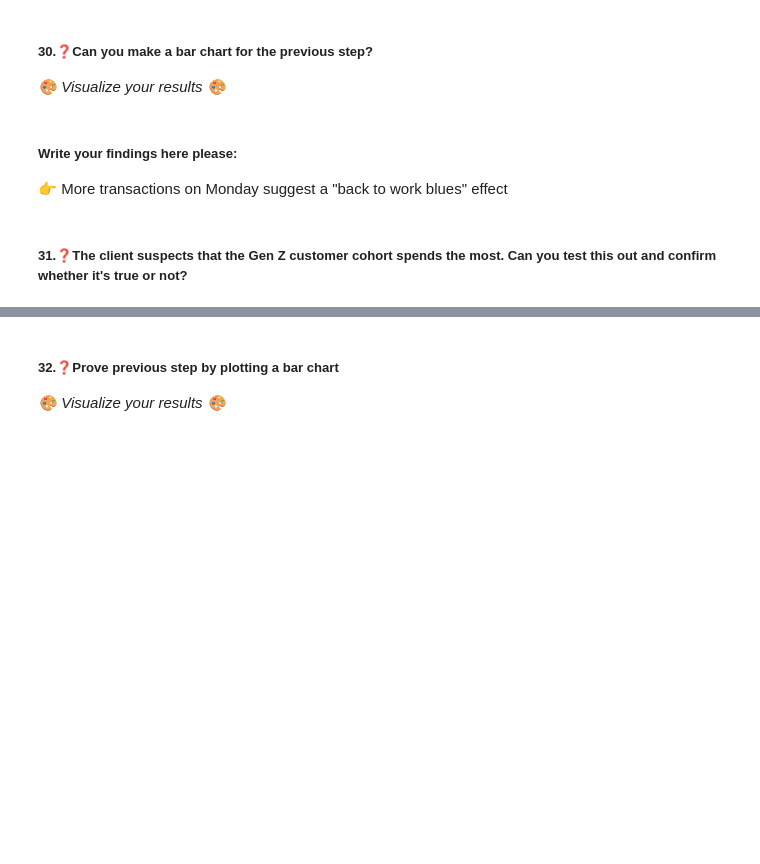
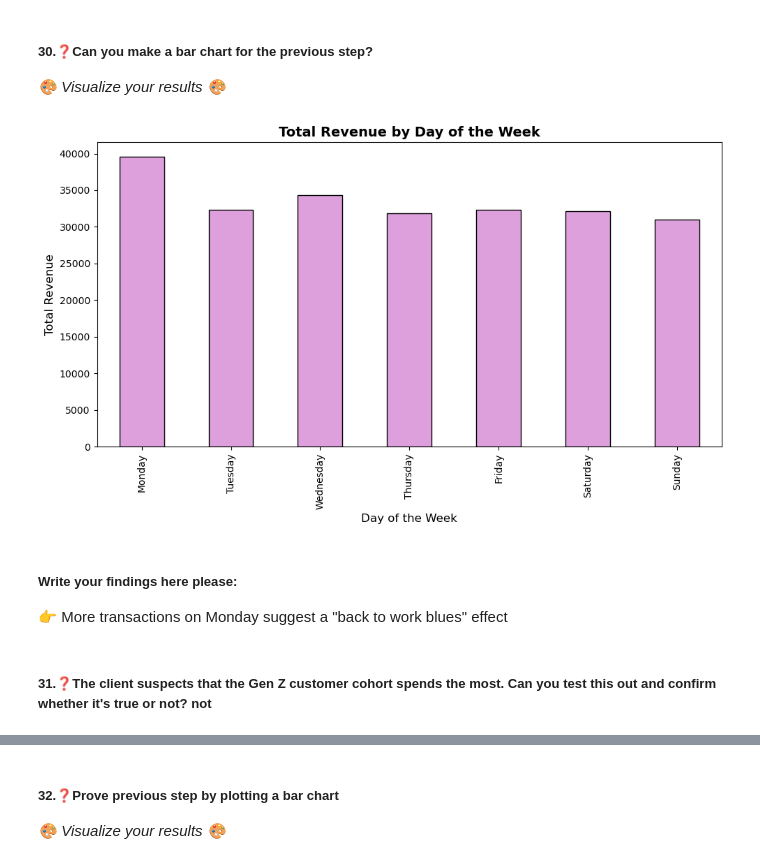
Before and after one commit to Malak-dsb/labs, a Jupyter notebook: 3.13 Data Exploration Lab/Lab_Data_Exploration_Python-HMA-v.2.1.ipynb, the cells around one changed output, grey strips where cells are left out. Drawn from its saved outputs; the diff is of its cells as text; code cells hidden in the pictures; blank space fills up the shorter version.

```diff
--- a/3.13 Data Exploration Lab/Lab_Data_Exploration_Python-HMA-v.2.1.ipynb
+++ b/3.13 Data Exploration Lab/Lab_Data_Exploration_Python-HMA-v.2.1.ipynb
@@ -232,2 +448,6 @@ _🎨 Visualize your results 🎨_
 # %% [markdown]
 ##### 28.❓Create a column that shows the transaction_day
+# %%
+coffee_df['transaction_date'] = pd.to_datetime(coffee_df['transaction_date'])
+coffee_df['transaction_day'] = coffee_df['transaction_date'].dt.day_name()
+coffee_df[['transaction_date', 'transaction_day']].head()
@@ -234,3 +461,6 @@ _🎨 Visualize your results 🎨_
 # %% [markdown]
 ##### 29.❓Is there a relationship between the day of the week and the total sale revenue? How could you explain any relationship you can see in the data?
 *hint*: total sale revenue is the line_item_amount column
+# %%
+revenue_per_day = coffee_df.groupby('transaction_day')['line_item_amount'].sum().reindex(days_order)
+revenue_per_day
@@ -238,8 +478,18 @@ _🎨 Visualize your results 🎨_
 ##### 30.❓Can you make a bar chart for the previous step?
 
 _🎨 Visualize your results 🎨_
+# %%
+plt.figure(figsize=(10, 6))
+revenue_per_day.plot(kind='bar', color='plum', edgecolor='black')
+plt.title('Total Revenue by Day of the Week', fontsize=14, fontweight='bold')
+plt.xlabel('Day of the Week', fontsize=12)
+plt.ylabel('Total Revenue', fontsize=12)
+plt.tight_layout()
+plt.show()
+# %% [output]
+[figure, added]
 # %% [markdown]
 ##### Write your findings here please:
 👉 More transactions on Monday suggest a "back to work blues" effect
 # %% [markdown]
-##### 31.❓The client suspects that the Gen Z customer cohort spends the most. Can you test this out and confirm whether it's true or not?
+##### 31.❓The client suspects that the Gen Z customer cohort spends the most. Can you test this out and confirm whether it's true or not? not
```
Also changed, not shown: parts of 46 cells of this notebook.
